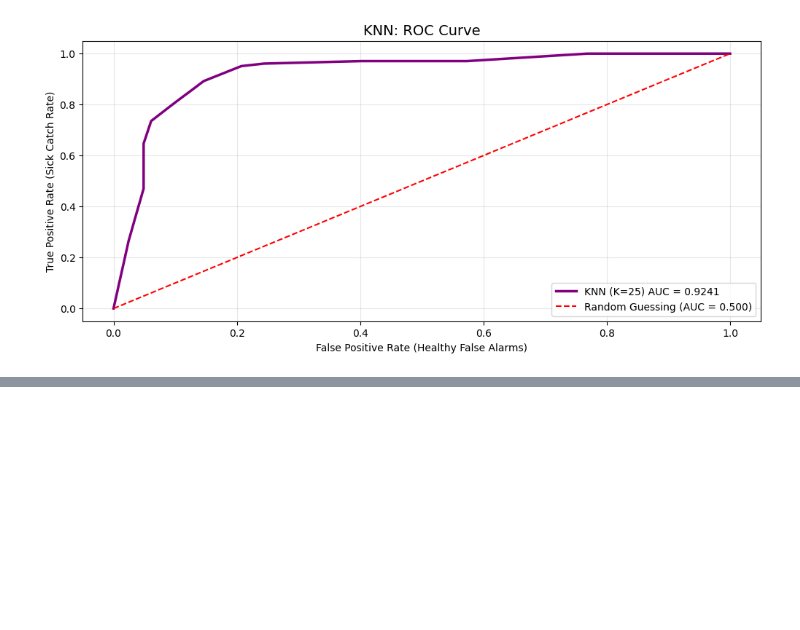
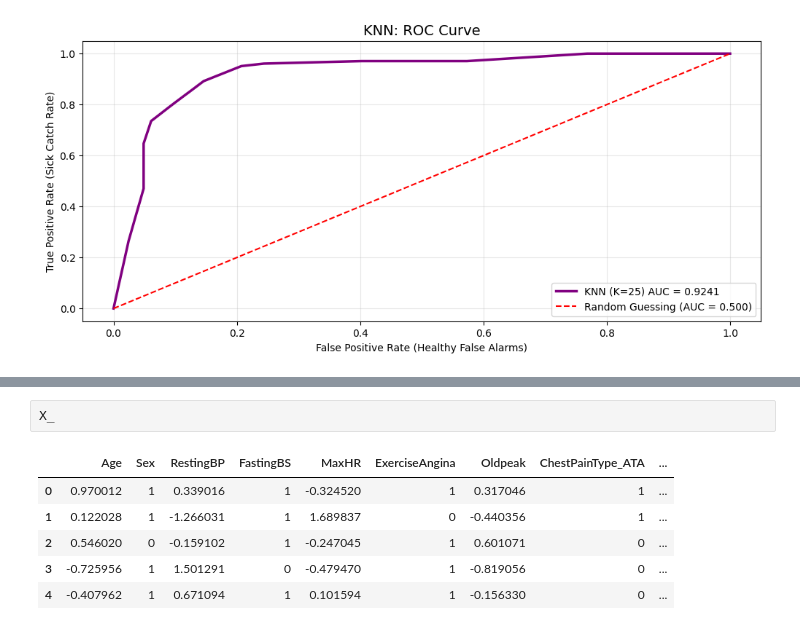
Before and after one commit to Tanish-30-08-2006/Heart-Disease-Prediction, a Jupyter notebook: notebooks/04_Model_Training_and_Verification.ipynb, the cells around one changed output, grey strips where cells are left out. Drawn from its saved outputs; the diff is of its cells as text; blank space fills up the shorter version.

```diff
--- a/notebooks/04_Model_Training_and_Verification.ipynb
+++ b/notebooks/04_Model_Training_and_Verification.ipynb
@@ -467,0 +479,9 @@ plt.grid(alpha=0.3)
+# %%
+X_
+# %% [output]
+|  | Age | Sex | RestingBP | FastingBS | MaxHR | ExerciseAngina | Oldpeak | ChestPainType_ATA | ... |
+| 0 | 0.970012 | 1 | 0.339016 | 1 | -0.324520 | 1 | 0.317046 | 1 | ... |
+| 1 | 0.122028 | 1 | -1.266031 | 1 | 1.689837 | 0 | -0.440356 | 1 | ... |
+| 2 | 0.546020 | 0 | -0.159102 | 1 | -0.247045 | 1 | 0.601071 | 0 | ... |
+| 3 | -0.725956 | 1 | 1.501291 | 0 | -0.479470 | 1 | -0.819056 | 0 | ... |
+| 4 | -0.407962 | 1 | 0.671094 | 1 | 0.101594 | 1 | -0.156330 | 0 | ... |
```
Also changed, not shown: parts of 4 cells of this notebook.
